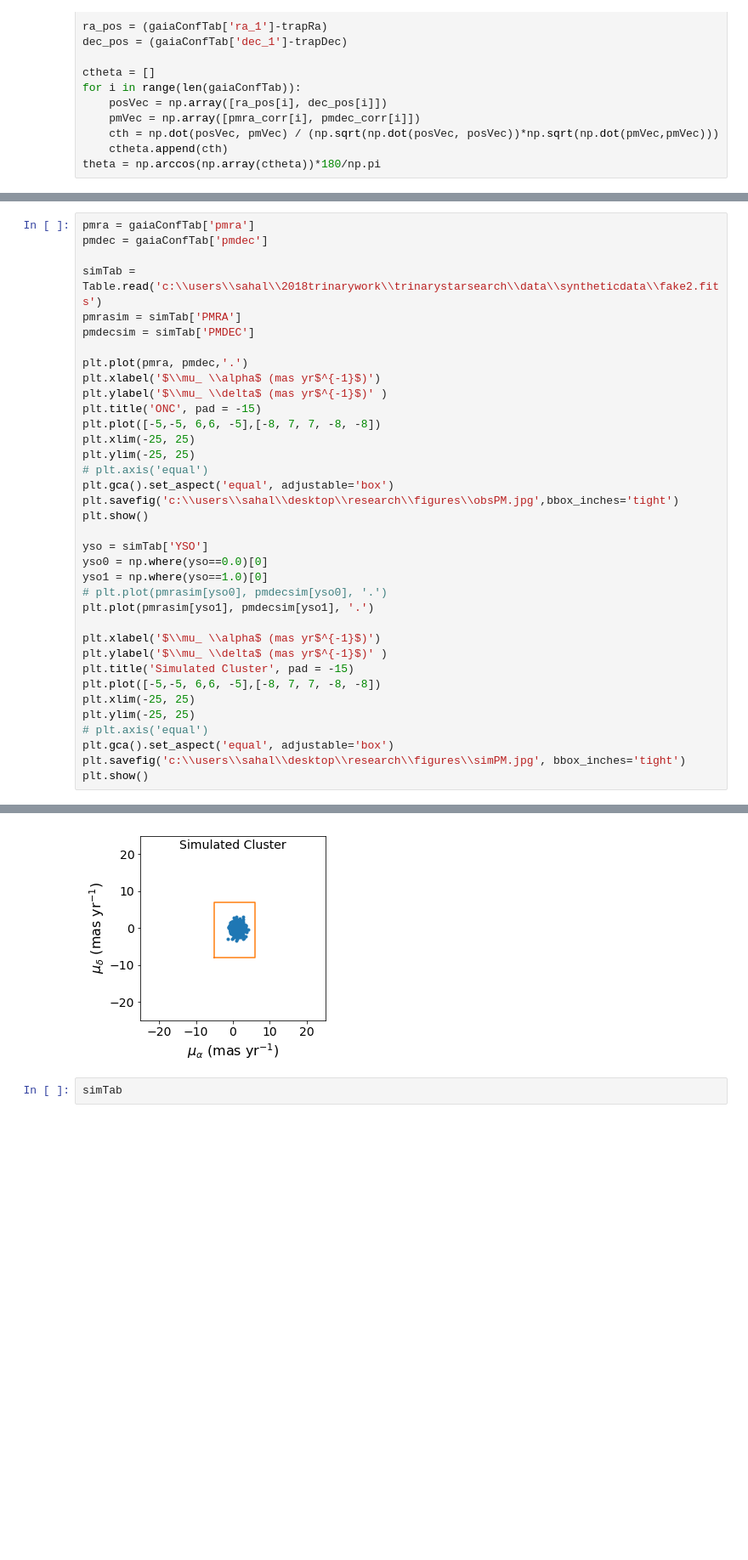
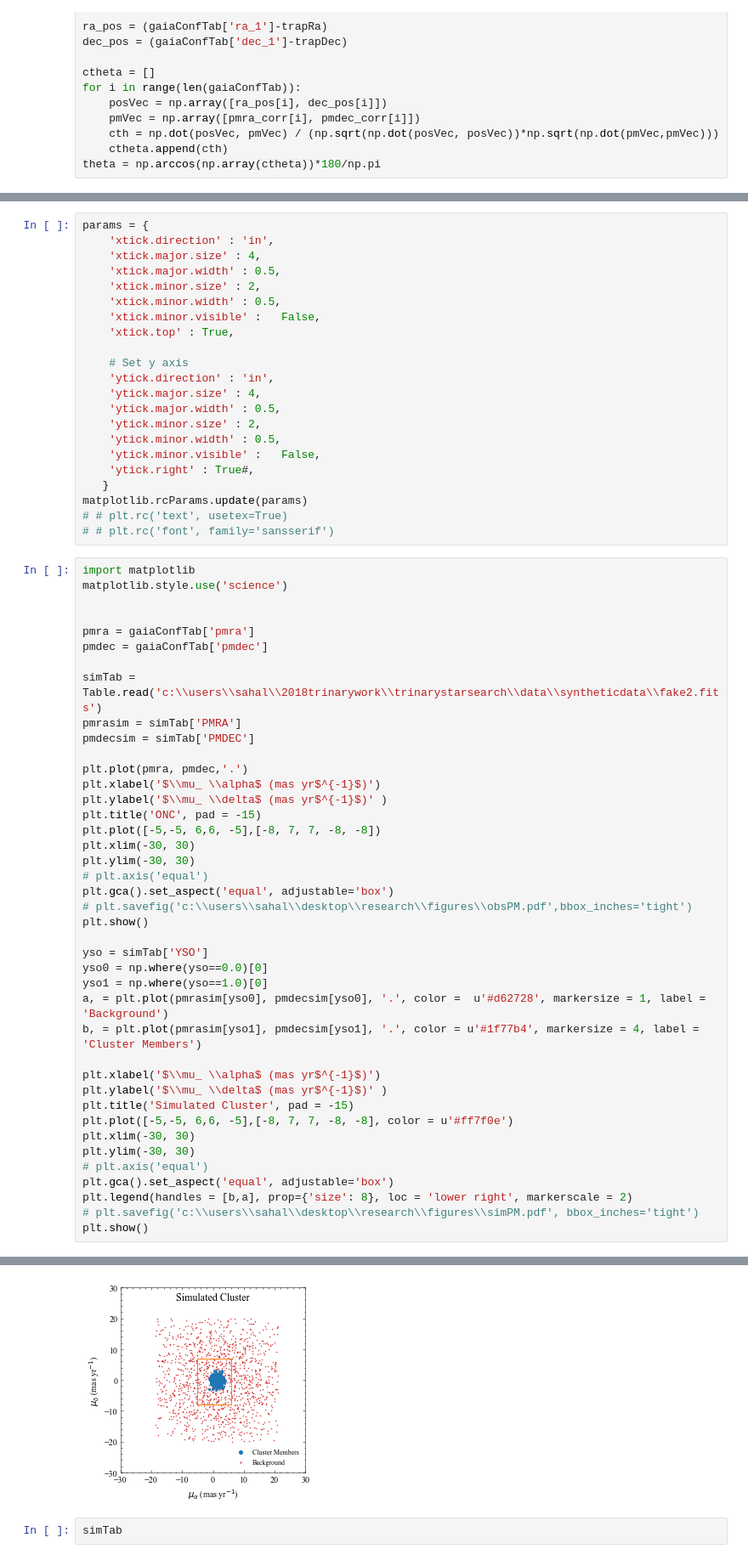
Before and after one commit to aidantmcb/OrionProperMotions, a Jupyter notebook: TrapeziumAlignment.ipynb, the cells around one changed output, grey strips where cells are left out. Shown: that part at 85% size. Cells and saved outputs as stored; diff of their text form; blank space fills up the shorter version.

```diff
--- a/TrapeziumAlignment.ipynb
+++ b/TrapeziumAlignment.ipynb
@@ -200,4 +188,30 @@ Table length=5988
+# %%
+params = {
+    'xtick.direction' : 'in',
+    'xtick.major.size' : 4,
+    'xtick.major.width' : 0.5,
+    'xtick.minor.size' : 2,
+    'xtick.minor.width' : 0.5,
+    'xtick.minor.visible' :   False,
+    'xtick.top' : True,
+
+    # Set y axis
+    'ytick.direction' : 'in',
+    'ytick.major.size' : 4,
+    'ytick.major.width' : 0.5,
+    'ytick.minor.size' : 2,
+    'ytick.minor.width' : 0.5,
+    'ytick.minor.visible' :   False,
+    'ytick.right' : True#,
+   }
+matplotlib.rcParams.update(params)
+# # plt.rc('text', usetex=True)
+# # plt.rc('font', family='sansserif')
 # %%
+import matplotlib
+matplotlib.style.use('science')
+
+
 pmra = gaiaConfTab['pmra']
 pmdec = gaiaConfTab['pmdec']
 
@@ -210,27 +224,28 @@ plt.xlabel('$\\mu_ \\alpha$ (mas yr$^{-1}$)')
 plt.ylabel('$\\mu_ \\delta$ (mas yr$^{-1}$)' )
 plt.title('ONC', pad = -15)
 plt.plot([-5,-5, 6,6, -5],[-8, 7, 7, -8, -8])
-plt.xlim(-25, 25)
-plt.ylim(-25, 25)
+plt.xlim(-30, 30)
+plt.ylim(-30, 30)
 # plt.axis('equal')
 plt.gca().set_aspect('equal', adjustable='box')
-plt.savefig('c:\\users\\sahal\\desktop\\research\\figures\\obsPM.jpg',bbox_inches='tight')
+# plt.savefig('c:\\users\\sahal\\desktop\\research\\figures\\obsPM.pdf',bbox_inches='tight')
 plt.show()
 
 yso = simTab['YSO']
 yso0 = np.where(yso==0.0)[0]
 yso1 = np.where(yso==1.0)[0]
-# plt.plot(pmrasim[yso0], pmdecsim[yso0], '.')
-plt.plot(pmrasim[yso1], pmdecsim[yso1], '.')
+a, = plt.plot(pmrasim[yso0], pmdecsim[yso0], '.', color =  u'#d62728', markersize = 1, label = 'Background')
+b, = plt.plot(pmrasim[yso1], pmdecsim[yso1], '.', color = u'#1f77b4', markersize = 4, label = 'Cluster Members')
 
 plt.xlabel('$\\mu_ \\alpha$ (mas yr$^{-1}$)')
 plt.ylabel('$\\mu_ \\delta$ (mas yr$^{-1}$)' )
 plt.title('Simulated Cluster', pad = -15)
-plt.plot([-5,-5, 6,6, -5],[-8, 7, 7, -8, -8])
-plt.xlim(-25, 25)
-plt.ylim(-25, 25)
+plt.plot([-5,-5, 6,6, -5],[-8, 7, 7, -8, -8], color = u'#ff7f0e')
+plt.xlim(-30, 30)
+plt.ylim(-30, 30)
 # plt.axis('equal')
 plt.gca().set_aspect('equal', adjustable='box')
-plt.savefig('c:\\users\\sahal\\desktop\\research\\figures\\simPM.jpg', bbox_inches='tight')
+plt.legend(handles = [b,a], prop={'size': 8}, loc = 'lower right', markerscale = 2)
+# plt.savefig('c:\\users\\sahal\\desktop\\research\\figures\\simPM.pdf', bbox_inches='tight')
 plt.show()
 # %% [output]
@@ -238,4 +253,4 @@ plt.show()
-[figure, old version]
+[figure, new version]
 # %%
 simTab
 # %% [output]
```
Also changed, not shown: parts of 10 cells of this notebook, 6 other files.
